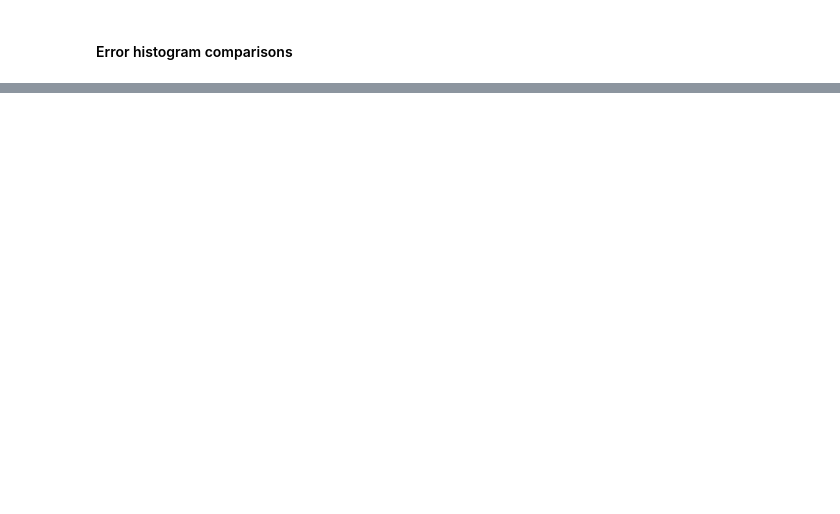
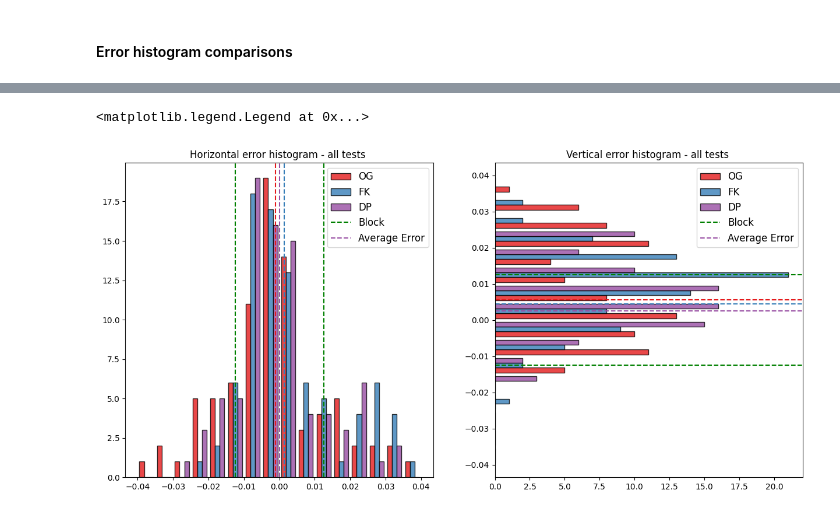
Before and after one commit to nicolas-duque/lerobot, a Jupyter notebook: lerobot/plots/eval_plots.ipynb, the cells around one changed output, grey strips where cells are left out. Saved outputs shown, nothing was run; the diff lists cells and outputs as text; code cells hidden in the pictures; blank space fills up the shorter version.

```diff
--- a/lerobot/plots/eval_plots.ipynb
+++ b/lerobot/plots/eval_plots.ipynb
@@ -1694,0 +1696,60 @@ axs_gea_scatter.set_ylim(-0.025, 0.025)
+# %%
+############UNKNOWN ERROR ANALYSIS############
+# Define bin width
+bins = np.arange(-0.04, 0.04+bin_width, bin_width)
+d_xy_unknown_og = d_xy_og[1::2,:,:]  # Select every second episode (unknown)
+d_xy_unknown_fk = d_xy_fk[1::2,:,:]  # Select every second episode (unknown)
+d_xy_unknown_dp = d_xy_dp[1::2,:,:]  # Select every second episode (unknown)
+
+succ_reshaped_og = success_og.reshape(-1, 7)
+selected_groups = succ_reshaped_og[1::2]
+succ_unknown_og = selected_groups.reshape(-1)
+
+succ_reshaped_fk = success_fk.reshape(-1, 7)
+selected_groups = succ_reshaped_fk[1::2]
+succ_unknown_fk = selected_groups.reshape(-1)
+
+succ_reshaped_dp = success_dp.reshape(-1, 7)
+selected_groups = succ_reshaped_dp[1::2]
+succ_unknown_dp = selected_groups.reshape(-1)
+
+d_xy_reshape_og = d_xy_unknown_og.transpose(0,2,1).reshape(-1,3)
+avg_err_unknown_og = [np.mean(d_xy_reshape_og[:, 1]), np.mean(d_xy_reshape_og[:, 0]), round(np.mean(np.linalg.norm(d_xy_reshape_og, axis=1)),3)]
+avg_err_success_unknown_og = [np.mean(d_xy_reshape_og[succ_unknown_og == 1, 1]),np.mean(d_xy_reshape_og[succ_unknown_og == 1, 0]),round(np.mean(np.linalg.norm(d_xy_reshape_og[succ_unknown_og == 1], axis=1)),3)]
+avg_err_failed_unknown_og = [np.mean(d_xy_reshape_og[succ_unknown_og == 0, 1]), np.mean(d_xy_reshape_og[succ_unknown_og == 0, 0]), round(np.mean(np.linalg.norm(d_xy_reshape_og[succ_unknown_og == 0], axis=1)),3)]
+
+d_xy_reshape_fk = d_xy_unknown_fk.transpose(0,2,1).reshape(-1,3)
+avg_err_unknown_fk = [np.mean(d_xy_reshape_fk[:, 1]), np.mean(d_xy_reshape_fk[:, 0]), round(np.mean(np.linalg.norm(d_xy_reshape_fk, axis=1)),3)]
+avg_err_success_unknown_fk = [np.mean(d_xy_reshape_fk[succ_unknown_fk == 1, 1]), np.mean(d_xy_reshape_fk[succ_unknown_fk == 1, 0]), round(np.mean(np.linalg.norm(d_xy_reshape_fk[succ_unknown_fk == 1], axis=1)),3)]
+avg_err_failed_unknown_fk = [np.mean(d_xy_reshape_fk[succ_unknown_fk == 0, 1]), np.mean(d_xy_reshape_fk[succ_unknown_fk == 0, 0]), round(np.mean(np.linalg.norm(d_xy_reshape_fk[succ_unknown_fk == 0], axis=1)),3)]
+
+d_xy_reshape_dp = d_xy_unknown_dp.transpose(0,2,1).reshape(-1,3)
+avg_err_unknown_dp = [np.mean(d_xy_reshape_dp[:, 1]), np.mean(d_xy_reshape_dp[:, 0]), round(np.mean(np.linalg.norm(d_xy_reshape_dp, axis=1)),3)]
+avg_err_success_unknown_dp = [np.mean(d_xy_reshape_dp[succ_unknown_dp == 1, 1]), np.mean(d_xy_reshape_dp[succ_unknown_dp == 1, 0]), round(np.mean(np.linalg.norm(d_xy_reshape_dp[succ_unknown_dp == 1], axis=1)),3)]
+avg_err_failed_unknown_dp = [np.mean(d_xy_reshape_dp[succ_unknown_dp == 0, 1]), np.mean(d_xy_reshape_dp[succ_unknown_dp == 0, 0]), round(np.mean(np.linalg.norm(d_xy_reshape_dp[succ_unknown_dp == 0], axis=1)),3)]
+
+
+fig_comp_uea, axs_comp_uea = plt.subplots(1,2, figsize=(15, 7))
+
+axs_comp_uea[0].hist([d_xy_reshape_og[:,1],d_xy_reshape_fk[:,1],d_xy_reshape_dp[:,1]],label=['OG','FK','DP'], color=[colors[0], colors[1], colors[3]], stacked = False, bins=bins, alpha = 0.8, edgecolor='black')
+
+axs_comp_uea[0].set_title("Horizontal error histogram - all tests ")
+axs_comp_uea[0].axvline(0.0125, color='green', linestyle='--', label='Block')
+axs_comp_uea[0].axvline(-0.0125, color='green', linestyle='--')
+axs_comp_uea[0].axvline(avg_err_og[0], color=colors[0], linestyle='--')
+axs_comp_uea[0].axvline(avg_err_fk[0], color=colors[1], linestyle='--')
+axs_comp_uea[0].axvline(avg_err_dp[0], color=colors[3], linestyle='--', label='Average Error')
+axs_comp_uea[0].legend(fontsize=12)
+
+axs_comp_uea[1].hist([d_xy_reshape_og[:,0],d_xy_reshape_fk[:,0],d_xy_reshape_dp[:,0]],label=['OG','FK','DP'], color=[colors[0], colors[1], colors[3]], stacked = False, bins=bins, alpha = 0.8, edgecolor='black', orientation='horizontal')
+
+axs_comp_uea[1].set_title("Vertical error histogram - all tests ")
+axs_comp_uea[1].axhline(0.0125, color='green', linestyle='--')
+axs_comp_uea[1].axhline(-0.0125, color='green', linestyle='--', label='Block')
+axs_comp_uea[1].axhline(avg_err_og[1], color=colors[0], linestyle='--')
+axs_comp_uea[1].axhline(avg_err_fk[1], color=colors[1], linestyle='--')
+axs_comp_uea[1].axhline(avg_err_dp[1], color=colors[3], linestyle='--', label='Average Error')
+axs_comp_uea[1].legend(fontsize=12)
+# %% [output]
+<matplotlib.legend.Legend at 0x...>
+[figure, added]
```
Also changed, not shown: parts of 10 cells of this notebook.
